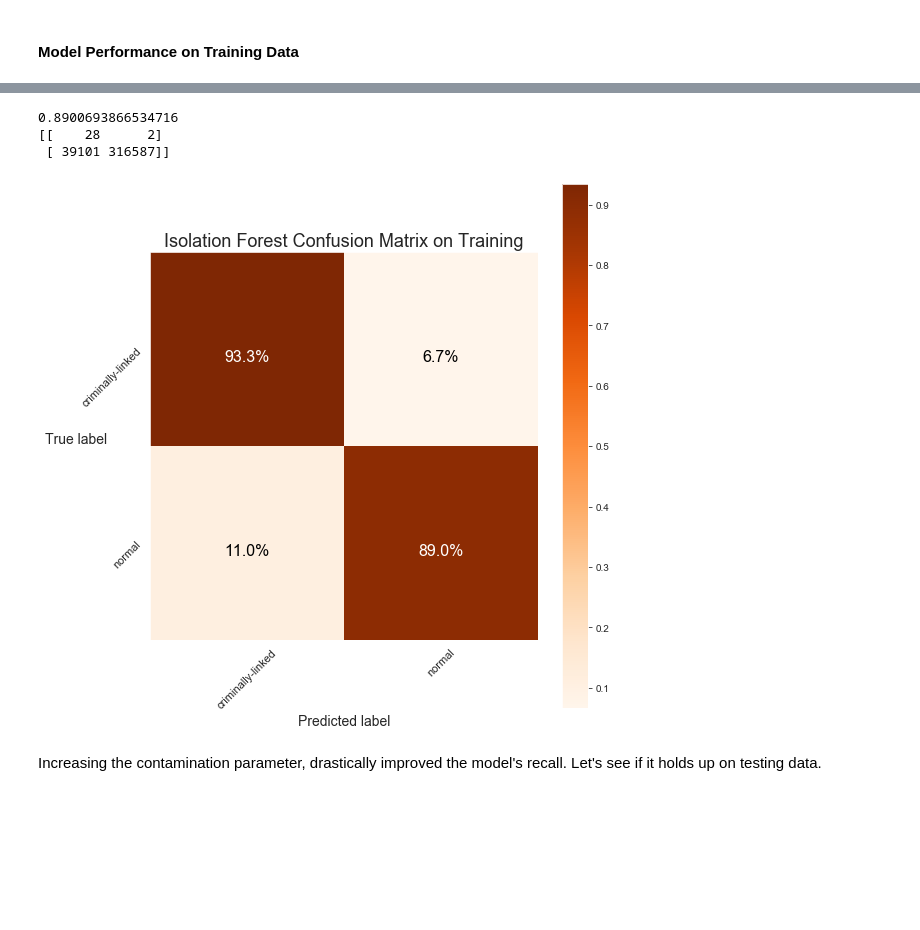
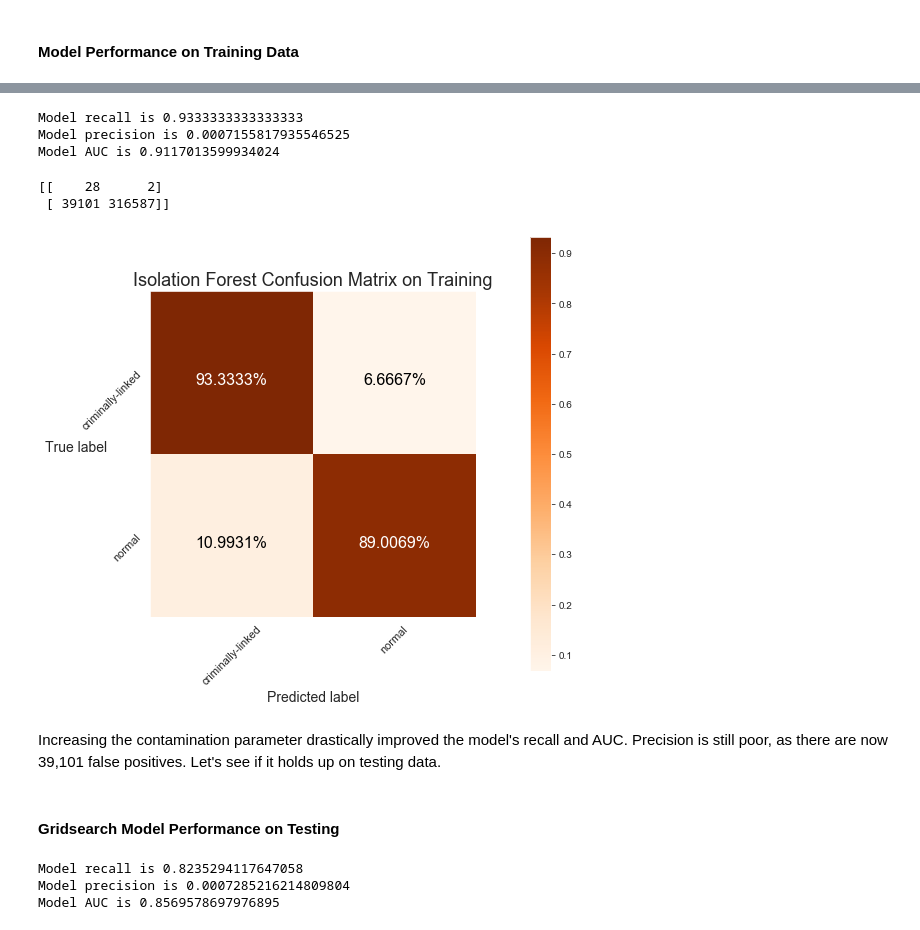
Before and after one commit to mpky/property_project, a Jupyter notebook: notebooks/isolation_forest.ipynb, the cells around one changed output, grey strips where cells are left out. Cells and saved outputs as stored; diff of their text form; code cells hidden in the pictures; blank space fills up the shorter version.

```diff
--- a/notebooks/isolation_forest.ipynb
+++ b/notebooks/isolation_forest.ipynb
@@ -97,6 +96,0 @@ Wall time: 43.1 s
-# %%
-%%time
-# Fit the model
-clf.fit(X_train_norm,y_train_norm)
-# Predict
-y_pred_train = clf.predict(X_train_norm)
@@ -106,20 +97,21 @@ Wall time: 42.3 s
 # %%
+# Define function to plot resulting confusion matrix
 def plot_confusion_matrix(conf_matrix, title, classes=['criminally-linked', 'normal'],
-                          cmap=plt.cm.Oranges, save=False, saveas="MyFigure.png"):
+                          cmap=plt.cm.Oranges):
 
-    # print Confusion matrix with blue gradient colours
-
+    # Plot confusion matrix with heatmap and classification statistics
     conf_matrix = conf_matrix.astype('float') / conf_matrix.sum(axis=1)[:, np.newaxis]
 
     plt.figure(figsize=(8,8))
     plt.imshow(conf_matrix, interpolation='nearest', cmap=cmap)
     plt.title(title,fontsize=18)
-    plt.colorbar()
+    plt.colorbar(pad=.12)
+
     tick_marks = np.arange(len(classes))
     plt.xticks(tick_marks, classes, rotation=45,fontsize=11)
     plt.yticks(tick_marks, classes, rotation=45, fontsize=11)
 
-    fmt = '.1%'
+    fmt = '.4%'
     thresh = conf_matrix.max() / 2.
     for i, j in itertools.product(range(conf_matrix.shape[0]), range(conf_matrix.shape[1])):
         plt.text(j, i, format(conf_matrix[i, j], fmt),
@@ -127,12 +119,7 @@ def plot_confusion_matrix(conf_matrix, title, classes=['criminally-linked', 'nor
                  verticalalignment="top",
                  fontsize=16,
                  color="white" if conf_matrix[i, j] > thresh else "black")
-
-    plt.tight_layout()
     plt.ylabel('True label',fontsize=14, rotation=0)
     plt.xlabel('Predicted label',fontsize=14)
-
-    if save:
-        plt.savefig(saveas)
 # %% [markdown]
 #### Model Performance on Training Data
@@ -248,11 +190,0 @@ gs.best_params_
-# %%
-%%time
-clf_gs = IsolationForest(
-    max_samples=0.2,
-    n_estimators=100,
-    contamination=0.11,
-    random_state=42
-)
-
-clf_gs.fit(X_train_norm,y_train_norm)
-y_pred_train_gs = clf_gs.predict(X_train_norm)
@@ -262,18 +191,27 @@ Wall time: 42.5 s
+# %%
+y_pred_train_gs = gs.predict(X_train_norm)
+metrics_iforest(y_train_norm,y_pred_train_gs)
+# %% [output]
+Model recall is 0.9333333333333333
+Model precision is 0.0007155817935546525
+Model AUC is 0.9117013599934024
 # %%
-print(recall_score(
-    y_train_norm,
-    y_pred_train_gs,
-    zero_division=0
-))
-
 conf_matrix = confusion_matrix(y_train_norm, y_pred_train_gs)
 print(conf_matrix)
-plot_confusion_matrix(conf_matrix, title='Isolation Forest Confusion Matrix on Training',save=False)
+plot_confusion_matrix(conf_matrix, title='Isolation Forest Confusion Matrix on Training')
 # %% [output]
-0.8900693866534716
 [[    28      2]
  [ 39101 316587]]
-[figure, old version]
+[figure, new version]
 # %% [markdown]
-Increasing the contamination parameter, drastically improved the model's recall. Let's see if it holds up on testing data.
+Increasing the contamination parameter drastically improved the model's recall and AUC. Precision is still poor, as there are now 39,101 false positives. Let's see if it holds up on testing data.
+# %% [markdown]
+#### Gridsearch Model Performance on Testing
+# %%
+y_pred_test_gs = gs.predict(X_test_norm)
+metrics_iforest(y_test_norm,y_pred_test_gs)
+# %% [output]
+Model recall is 0.8235294117647058
+Model precision is 0.0007285216214809804
+Model AUC is 0.8569578697976895
 # %%
```
Also changed, not shown: parts of 52 cells of this notebook.
